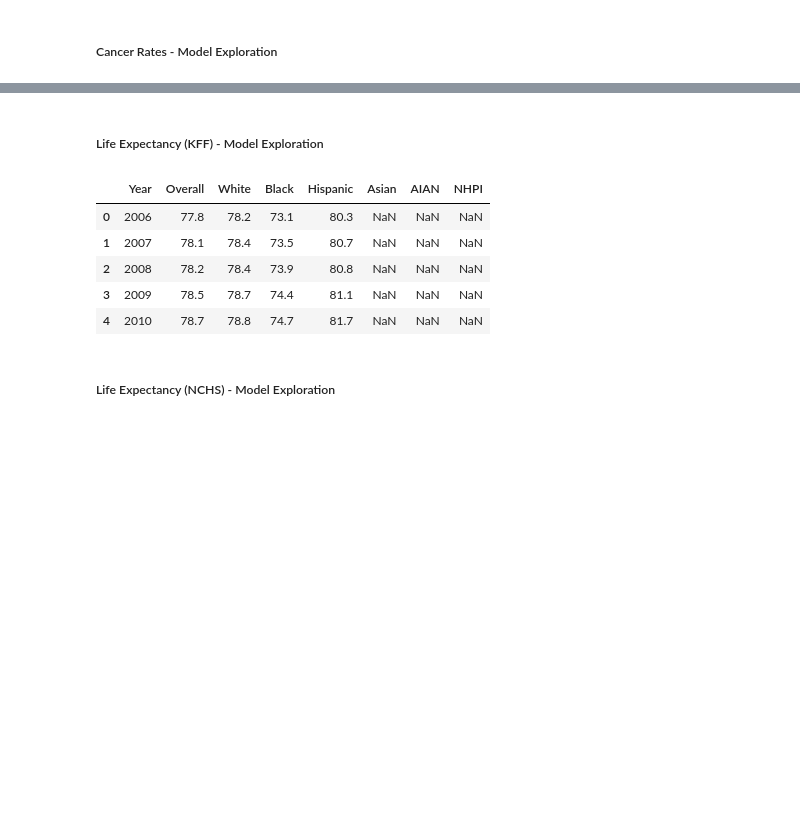
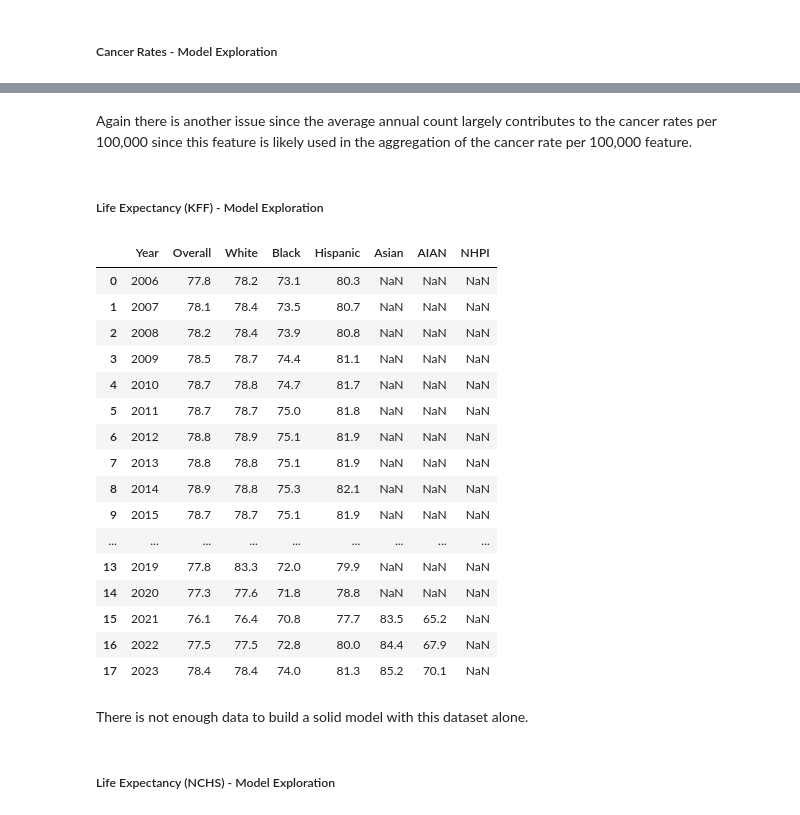
Before and after one commit to aidandig/DX699-ModB2, a Jupyter notebook: Homework/OMDS-ModB2-Week11-DiGregorio-Aidan.ipynb, the cells around one changed output, grey strips where cells are left out. Drawn from its saved outputs; the diff is of its cells as text; code cells hidden in the pictures; blank space fills up the shorter version.

```diff
--- a/Homework/OMDS-ModB2-Week11-DiGregorio-Aidan.ipynb
+++ b/Homework/OMDS-ModB2-Week11-DiGregorio-Aidan.ipynb
@@ -760,14 +914,29 @@ cancer_rates.head()
+# %% [markdown]
+Again there is another issue since the average annual count largely contributes to the cancer rates per 100,000 since this feature is likely used in the aggregation of the cancer rate per 100,000 feature.
 # %% [markdown]
 ##### Life Expectancy (KFF) - Model Exploration
 # %%
-life_expect_kff.head()
+life_expect_kff.head(20)
 # %% [output]
 |  | Year | Overall | White | Black | Hispanic | Asian | AIAN | NHPI |
 | 0 | 2006 | 77.8 | 78.2 | 73.1 | 80.3 | NaN | NaN | NaN |
 | 1 | 2007 | 78.1 | 78.4 | 73.5 | 80.7 | NaN | NaN | NaN |
 | 2 | 2008 | 78.2 | 78.4 | 73.9 | 80.8 | NaN | NaN | NaN |
 | 3 | 2009 | 78.5 | 78.7 | 74.4 | 81.1 | NaN | NaN | NaN |
 | 4 | 2010 | 78.7 | 78.8 | 74.7 | 81.7 | NaN | NaN | NaN |
+| 5 | 2011 | 78.7 | 78.7 | 75.0 | 81.8 | NaN | NaN | NaN |
+| 6 | 2012 | 78.8 | 78.9 | 75.1 | 81.9 | NaN | NaN | NaN |
+| 7 | 2013 | 78.8 | 78.8 | 75.1 | 81.9 | NaN | NaN | NaN |
+| 8 | 2014 | 78.9 | 78.8 | 75.3 | 82.1 | NaN | NaN | NaN |
+| 9 | 2015 | 78.7 | 78.7 | 75.1 | 81.9 | NaN | NaN | NaN |
+| ... | ... | ... | ... | ... | ... | ... | ... | ... |
+| 13 | 2019 | 77.8 | 83.3 | 72.0 | 79.9 | NaN | NaN | NaN |
+| 14 | 2020 | 77.3 | 77.6 | 71.8 | 78.8 | NaN | NaN | NaN |
+| 15 | 2021 | 76.1 | 76.4 | 70.8 | 77.7 | 83.5 | 65.2 | NaN |
+| 16 | 2022 | 77.5 | 77.5 | 72.8 | 80.0 | 84.4 | 67.9 | NaN |
+| 17 | 2023 | 78.4 | 78.4 | 74.0 | 81.3 | 85.2 | 70.1 | NaN |
+# %% [markdown]
+There is not enough data to build a solid model with this dataset alone.
 # %% [markdown]
 ##### Life Expectancy (NCHS) - Model Exploration
 # %%
```
Also changed, not shown: parts of 11 cells of this notebook.
